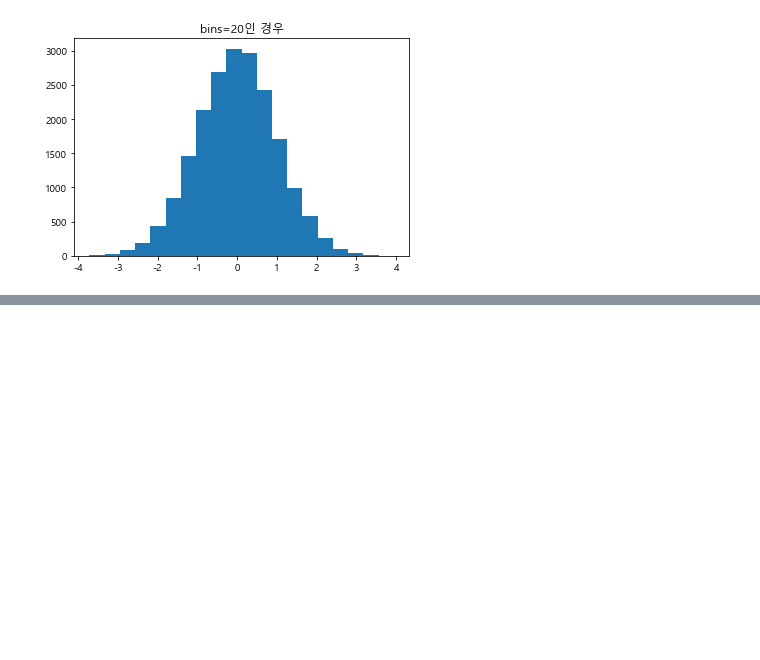
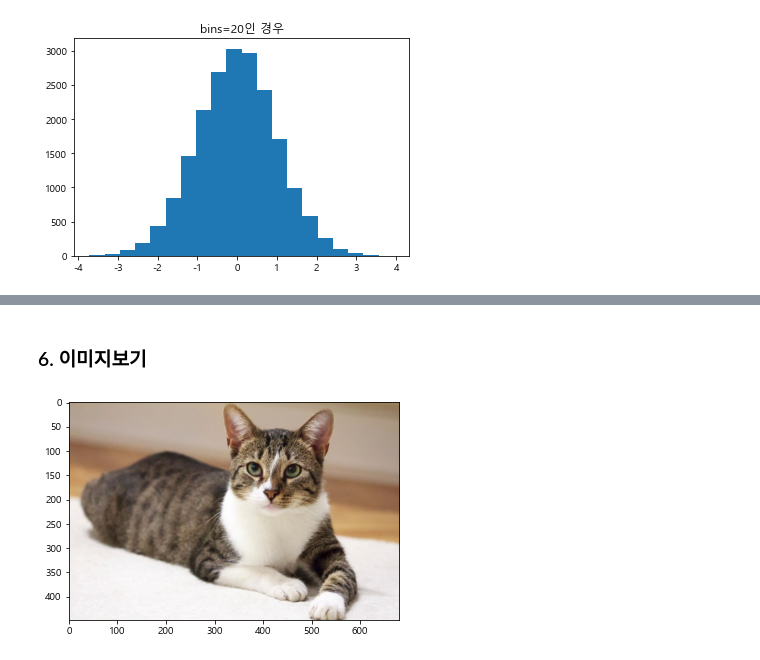
Before and after one commit to eunjiLee11/Data-Analysis-2021.11, a Jupyter notebook: 03.시각화/03.다양한plot.ipynb, the cells around one changed output, grey strips where cells are left out. Cells and saved outputs as stored; diff of their text form; code cells hidden in the pictures; blank space fills up the shorter version.

```diff
--- a/03.시각화/03.다양한plot.ipynb
+++ b/03.시각화/03.다양한plot.ipynb
@@ -104,0 +142,10 @@ plt.show()
+# %% [markdown]
+### 6. 이미지보기
+# %%
+from PIL import Image
+image = Image.open('고양이.jpg')
+
+plt.imshow(image)
+plt.show()
+# %% [output]
+[figure, added]
```
Also changed, not shown: parts of 7 cells of this notebook, 1 other file.
